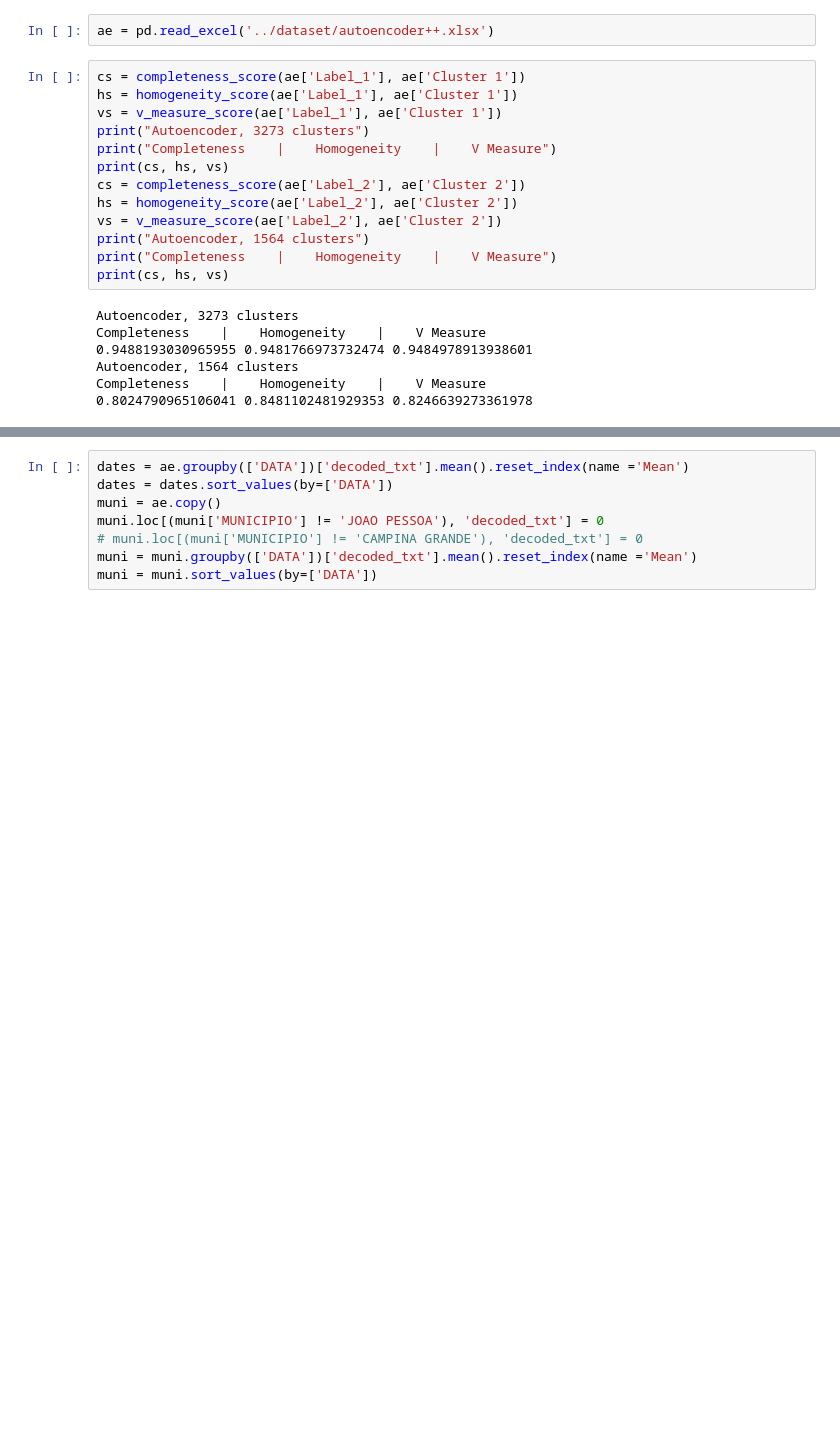
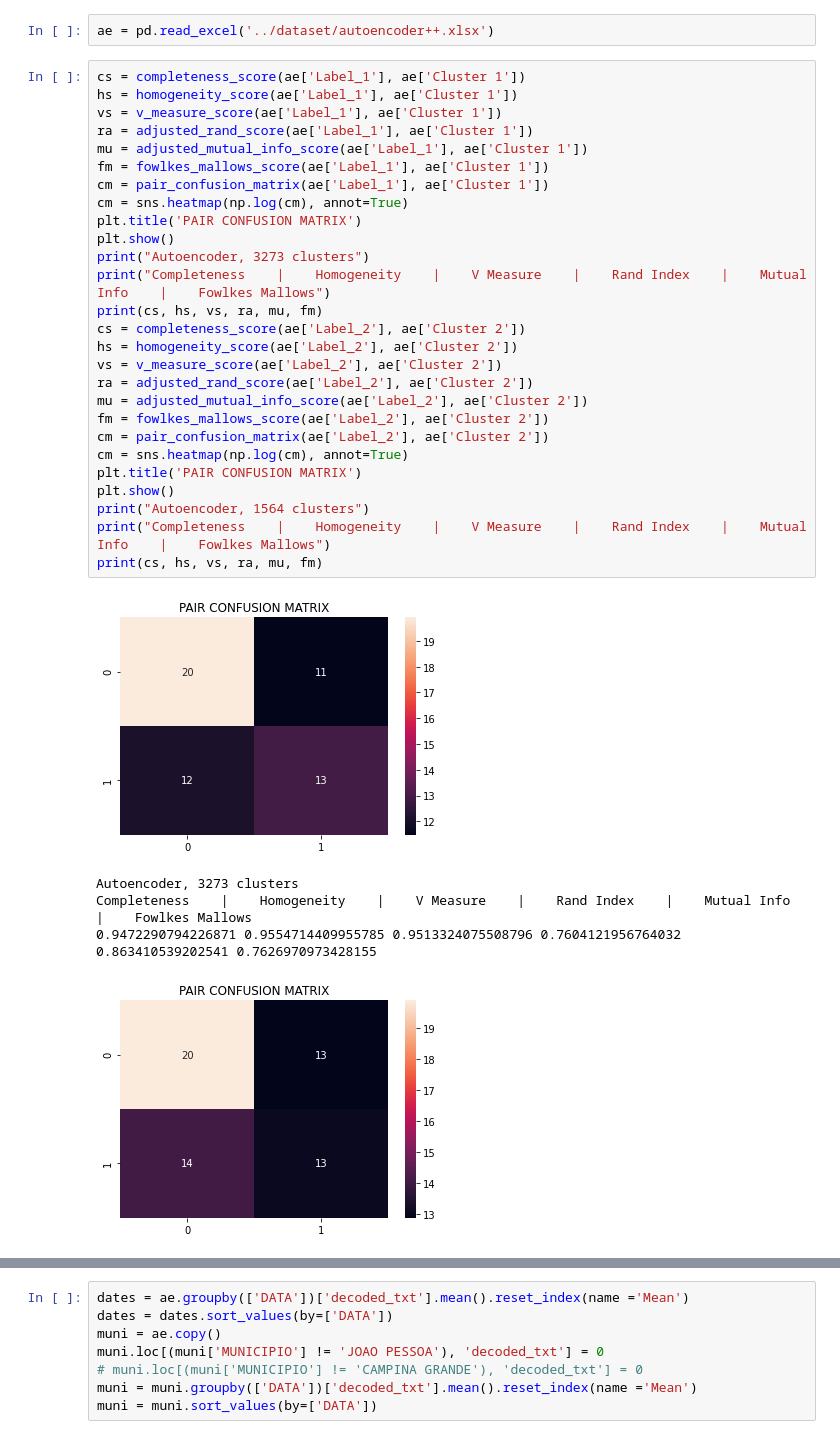
Before and after one commit to johpetsc/ELINAC, a Jupyter notebook: notebooks/data_analysis.ipynb, the cells around one changed output, grey strips where cells are left out. Drawn from its saved outputs; the diff is of its cells as text; blank space fills up the shorter version.

```diff
--- a/notebooks/data_analysis.ipynb
+++ b/notebooks/data_analysis.ipynb
@@ -74,20 +121,33 @@ ae = pd.read_excel('../dataset/autoencoder++.xlsx')
 # %%
 cs = completeness_score(ae['Label_1'], ae['Cluster 1'])
 hs = homogeneity_score(ae['Label_1'], ae['Cluster 1'])
 vs = v_measure_score(ae['Label_1'], ae['Cluster 1'])
+ra = adjusted_rand_score(ae['Label_1'], ae['Cluster 1'])
+mu = adjusted_mutual_info_score(ae['Label_1'], ae['Cluster 1'])
+fm = fowlkes_mallows_score(ae['Label_1'], ae['Cluster 1'])
+cm = pair_confusion_matrix(ae['Label_1'], ae['Cluster 1'])
+cm = sns.heatmap(np.log(cm), annot=True)
+plt.title('PAIR CONFUSION MATRIX')
+plt.show()
 print("Autoencoder, 3273 clusters")
-print("Completeness    |    Homogeneity    |    V Measure")
-print(cs, hs, vs)
+print("Completeness    |    Homogeneity    |    V Measure    |    Rand Index    |    Mutual Info    |    Fowlkes Mallows")
+print(cs, hs, vs, ra, mu, fm)
 cs = completeness_score(ae['Label_2'], ae['Cluster 2'])
 hs = homogeneity_score(ae['Label_2'], ae['Cluster 2'])
 vs = v_measure_score(ae['Label_2'], ae['Cluster 2'])
+ra = adjusted_rand_score(ae['Label_2'], ae['Cluster 2'])
+mu = adjusted_mutual_info_score(ae['Label_2'], ae['Cluster 2'])
+fm = fowlkes_mallows_score(ae['Label_2'], ae['Cluster 2'])
+cm = pair_confusion_matrix(ae['Label_2'], ae['Cluster 2'])
+cm = sns.heatmap(np.log(cm), annot=True)
+plt.title('PAIR CONFUSION MATRIX')
+plt.show()
 print("Autoencoder, 1564 clusters")
-print("Completeness    |    Homogeneity    |    V Measure")
-print(cs, hs, vs)
+print("Completeness    |    Homogeneity    |    V Measure    |    Rand Index    |    Mutual Info    |    Fowlkes Mallows")
+print(cs, hs, vs, ra, mu, fm)
 # %% [output]
+[figure, added]
 Autoencoder, 3273 clusters
-Completeness    |    Homogeneity    |    V Measure
-0.9488193030965955 0.9481766973732474 0.9484978913938601
-Autoencoder, 1564 clusters
-Completeness    |    Homogeneity    |    V Measure
-0.8024790965106041 0.8481102481929353 0.8246639273361978
+Completeness    |    Homogeneity    |    V Measure    |    Rand Index    |    Mutual Info    |    Fowlkes Mallows
+0.9472290794226871 0.9554714409955785 0.9513324075508796 0.7604121956764032 0.863410539202541 0.7626970973428155
+[figure, added]
```
Also changed, not shown: parts of 9 cells of this notebook, 2 other files.
